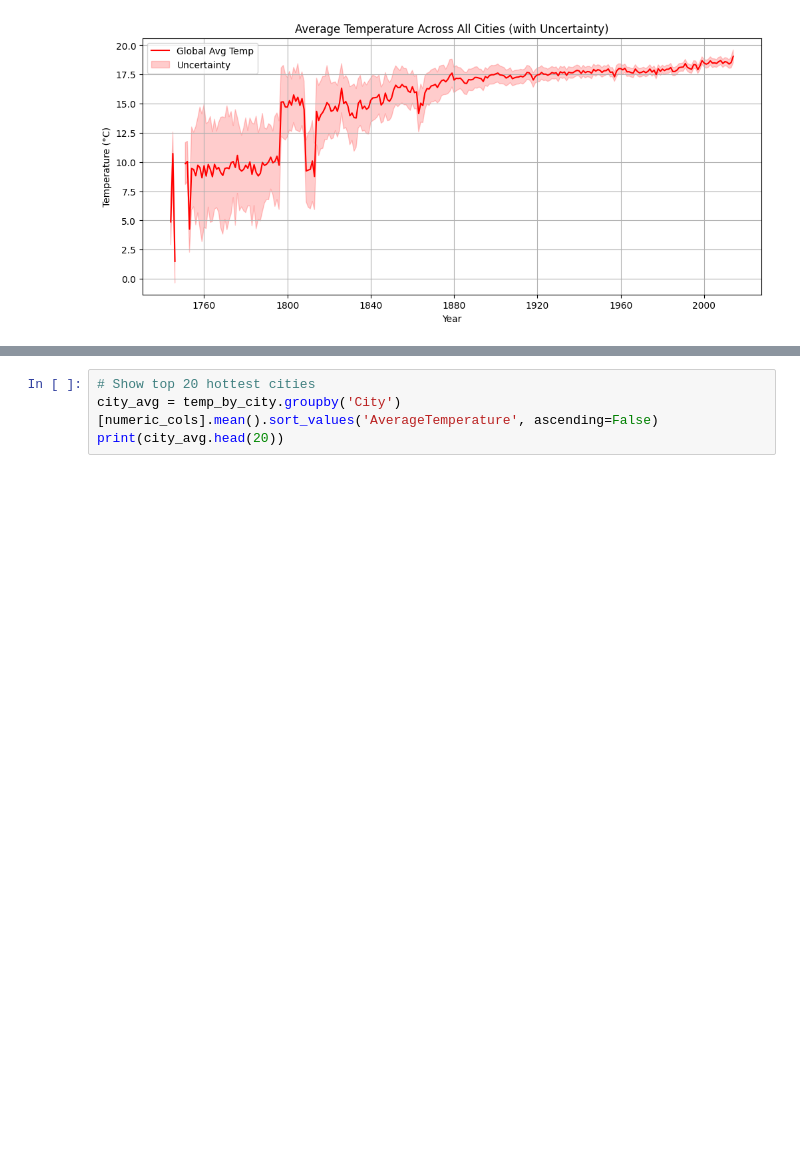
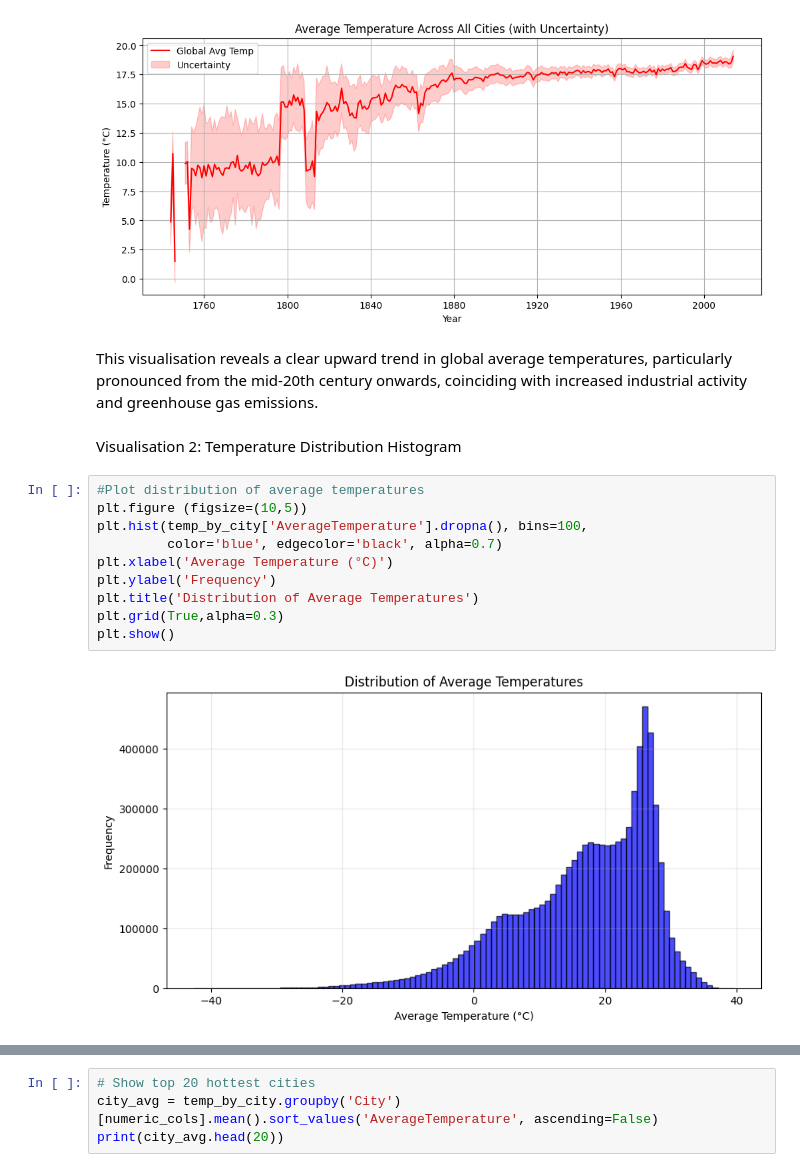
Before and after one commit to tempestormX/sc3021, a Jupyter notebook: SC3021_FDAG_T13.ipynb, the cells around one changed output, grey strips where cells are left out. Drawn from its saved outputs; the diff is of its cells as text; blank space fills up the shorter version.

```diff
--- a/SC3021_FDAG_T13.ipynb
+++ b/SC3021_FDAG_T13.ipynb
@@ -117,3 +130,19 @@ plt.grid(True)
 plt.show()
 # %% [output]
 [figure]
+# %% [markdown]
+This visualisation reveals a clear upward trend in global average temperatures, particularly pronounced from the mid-20th century onwards, coinciding with increased industrial activity and greenhouse gas emissions.
+# %% [markdown]
+Visualisation 2: Temperature Distribution Histogram
+# %%
+#Plot distribution of average temperatures
+plt.figure (figsize=(10,5))
+plt.hist(temp_by_city['AverageTemperature'].dropna(), bins=100,
+         color='blue', edgecolor='black', alpha=0.7)
+plt.xlabel('Average Temperature (°C)')
+plt.ylabel('Frequency')
+plt.title('Distribution of Average Temperatures')
+plt.grid(True,alpha=0.3)
+plt.show()
+# %% [output]
+[figure, added]
```
Also changed, not shown: parts of 34 cells of this notebook.
